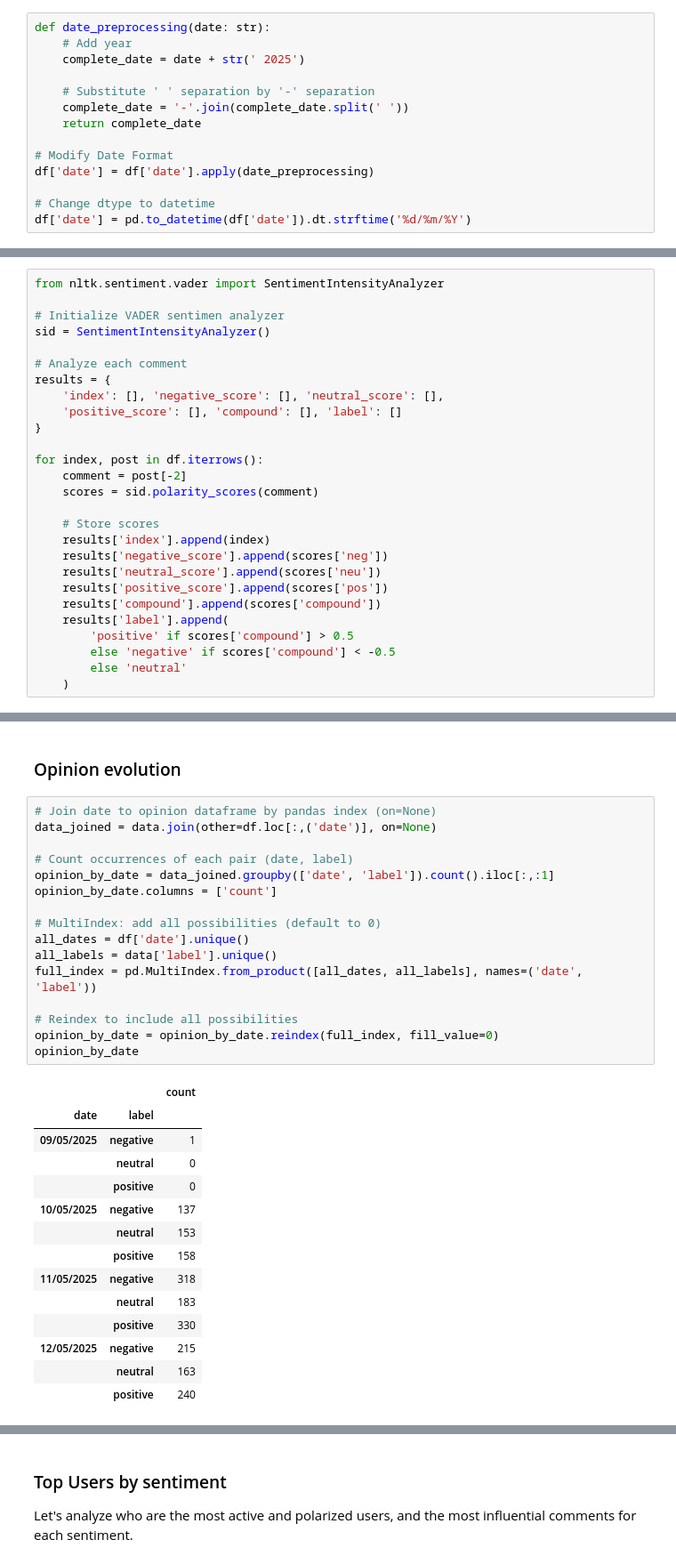
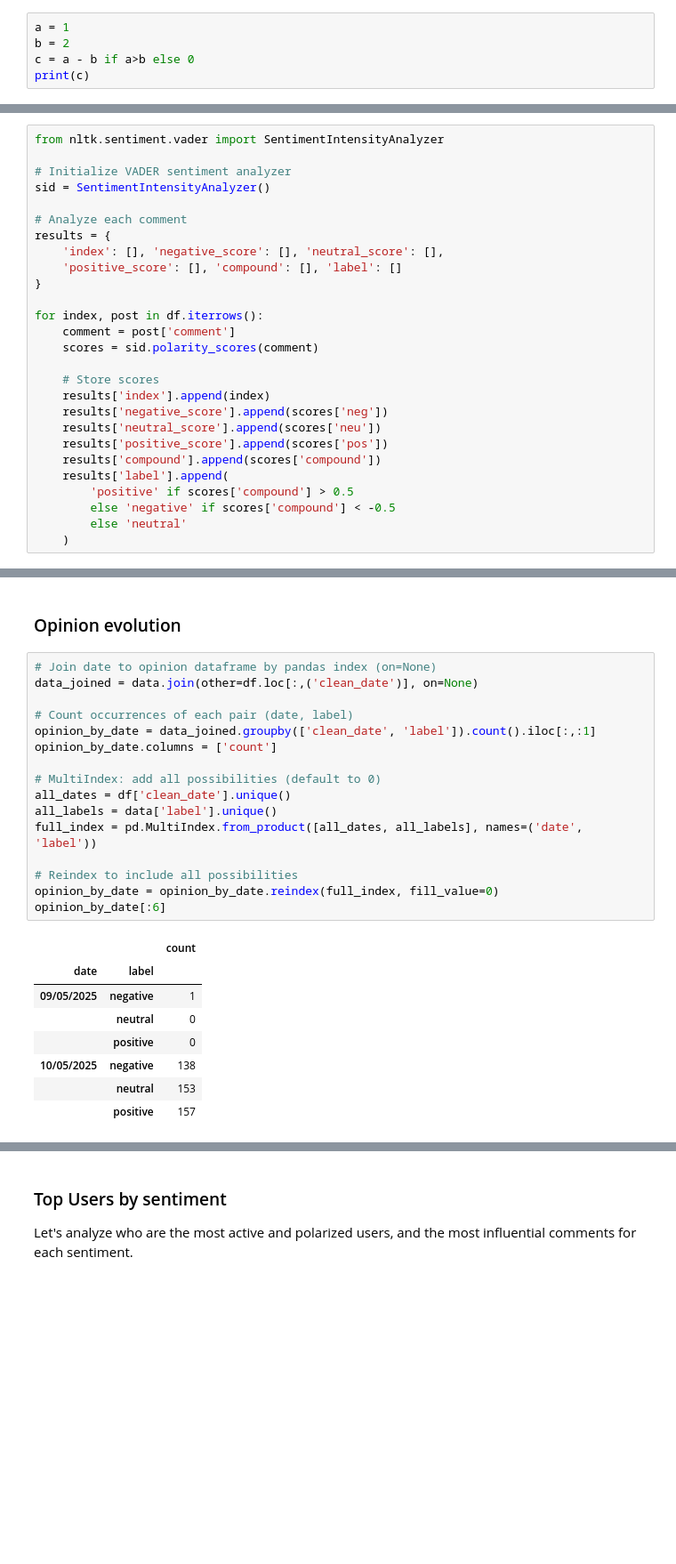
Before and after one commit to DomingoPC/Sentiment-Analysis-Warframe, a Jupyter notebook: sentiment-analysis.ipynb, the cells around one changed output, grey strips where cells are left out. Shown at 89% size. Saved outputs shown, nothing was run; the diff lists cells and outputs as text; blank space fills up the shorter version.

```diff
--- a/sentiment-analysis.ipynb
+++ b/sentiment-analysis.ipynb
@@ -60,17 +63,8 @@ np.sum(np.isnan(df['likes']))
 np.int64(0)
 # %% [markdown]
 ### Date as datetime
-# %%
-def date_preprocessing(date: str):
-    # Add year
-    complete_date = date + str(' 2025')
-
-    # Substitute ' ' separation by '-' separation
-    complete_date = '-'.join(complete_date.split(' '))
-    return complete_date
-
-# Modify Date Format
-df['date'] = df['date'].apply(date_preprocessing)
-
-# Change dtype to datetime
-df['date'] = pd.to_datetime(df['date']).dt.strftime('%d/%m/%Y')
+# %%
+a = 1
+b = 2
+c = a - b if a>b else 0
+print(c)
@@ -126,7 +189,7 @@ import nltk
 # %%
 from nltk.sentiment.vader import SentimentIntensityAnalyzer
 
-# Initialize VADER sentimen analyzer
+# Initialize VADER sentiment analyzer
 sid = SentimentIntensityAnalyzer()
 
 # Analyze each comment
@@ -136,7 +199,7 @@ results = {
 }
 
 for index, post in df.iterrows():
-    comment = post[-2]
+    comment = post['comment']
     scores = sid.polarity_scores(comment)
 
     # Store scores
@@ -220,35 +283,29 @@ plt.show()
 ### Opinion evolution
 # %%
 # Join date to opinion dataframe by pandas index (on=None)
-data_joined = data.join(other=df.loc[:,('date')], on=None)
+data_joined = data.join(other=df.loc[:,('clean_date')], on=None)
 
 # Count occurrences of each pair (date, label)
-opinion_by_date = data_joined.groupby(['date', 'label']).count().iloc[:,:1]
+opinion_by_date = data_joined.groupby(['clean_date', 'label']).count().iloc[:,:1]
 opinion_by_date.columns = ['count']
 
 # MultiIndex: add all possibilities (default to 0)
-all_dates = df['date'].unique()
+all_dates = df['clean_date'].unique()
 all_labels = data['label'].unique()
 full_index = pd.MultiIndex.from_product([all_dates, all_labels], names=('date', 'label'))
 
 # Reindex to include all possibilities
 opinion_by_date = opinion_by_date.reindex(full_index, fill_value=0)
-opinion_by_date
+opinion_by_date[:6]
 # %% [output]
 |  |  | count |
 | date | label |  |
 | 09/05/2025 | negative | 1 |
 |  | neutral | 0 |
 |  | positive | 0 |
-| 10/05/2025 | negative | 137 |
+| 10/05/2025 | negative | 138 |
 |  | neutral | 153 |
-|  | positive | 158 |
-| 11/05/2025 | negative | 318 |
-|  | neutral | 183 |
-|  | positive | 330 |
-| 12/05/2025 | negative | 215 |
-|  | neutral | 163 |
-|  | positive | 240 |
+|  | positive | 157 |
 # %%
 sb.lineplot(opinion_by_date, x='date', y='count', hue='label', marker='o')
 plt.title('Evolution in the number of comments of each polarity')
```
Also changed, not shown: parts of 16 cells of this notebook, 2 other files.
